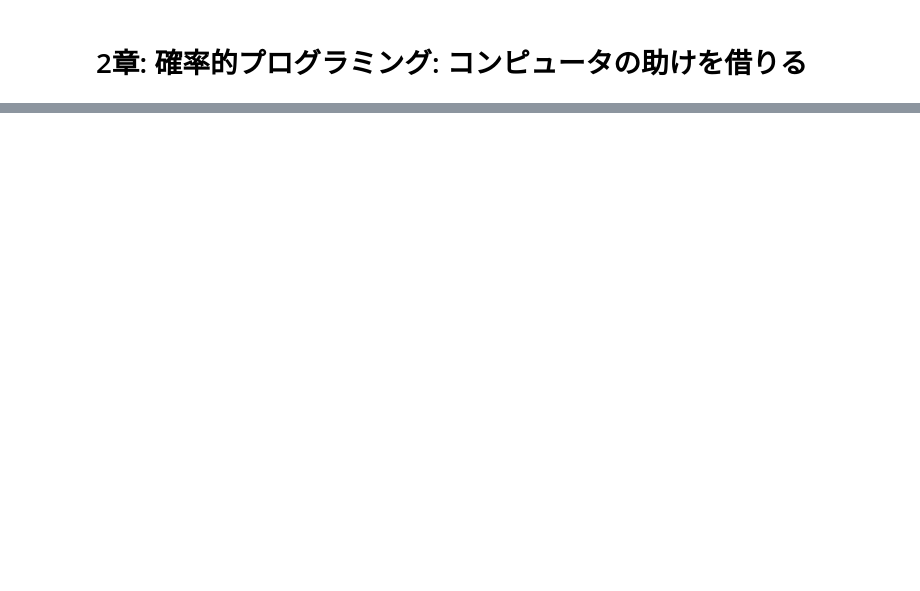
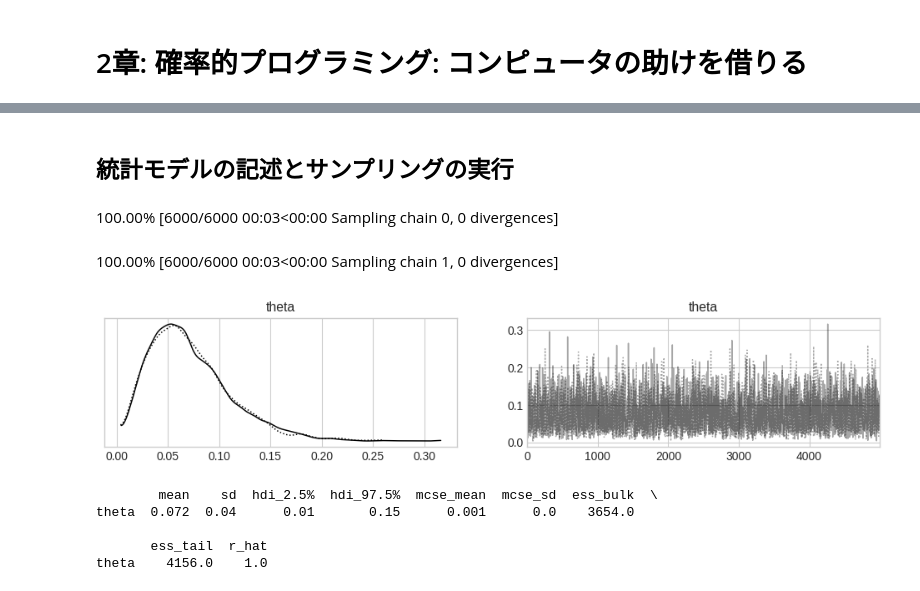
Before and after one commit to yuji-sgs/web-optimization, a Jupyter notebook: chapter2.ipynb, the cells around one changed output, grey strips where cells are left out. Drawn from its saved outputs; the diff is of its cells as text; code cells hidden in the pictures; blank space fills up the shorter version.

Commit message:
統計モデルの記述とサンプリングの実行

```diff
--- a/chapter2.ipynb
+++ b/chapter2.ipynb
@@ -31,3 +31,32 @@ import pymc as pm
 plt.style.use('grayscale')
 plt.style.use('seaborn-whitegrid')
 np.random.seed(0)
+# %% [markdown]
+## 統計モデルの記述とサンプリングの実行
+# %%
+N = 40  # アリスのデザインA案の表示数
+a = 2   # アリスのデザインA案のクリック数
+
+with pm.Model() as model:
+  theta = pm.Uniform('theta', lower=0, upper=1)
+  # theta = pm.Beta('theta', alpha=1, beta=1)
+  obs = pm.Binomial('a', p=theta, n=N, observed=a)
+  trace = pm.sample(5000, chains=2)
+# %% [output]
+100.00% [6000/6000 00:03<00:00 Sampling chain 0, 0 divergences]
+100.00% [6000/6000 00:03<00:00 Sampling chain 1, 0 divergences]
+# %%
+# 事後分布からのサンプルの可視化
+with model:
+  pm.plot_trace(trace)
+# %% [output]
+[figure, added]
+# %%
+with model:
+  print(pm.summary(trace, hdi_prob=0.95))
+# %% [output]
+        mean    sd  hdi_2.5%  hdi_97.5%  mcse_mean  mcse_sd  ess_bulk  \
+theta  0.072  0.04      0.01       0.15      0.001      0.0    3654.0
+
+       ess_tail  r_hat
+theta    4156.0    1.0
```
Also changed, not shown: parts of 10 cells of this notebook.
